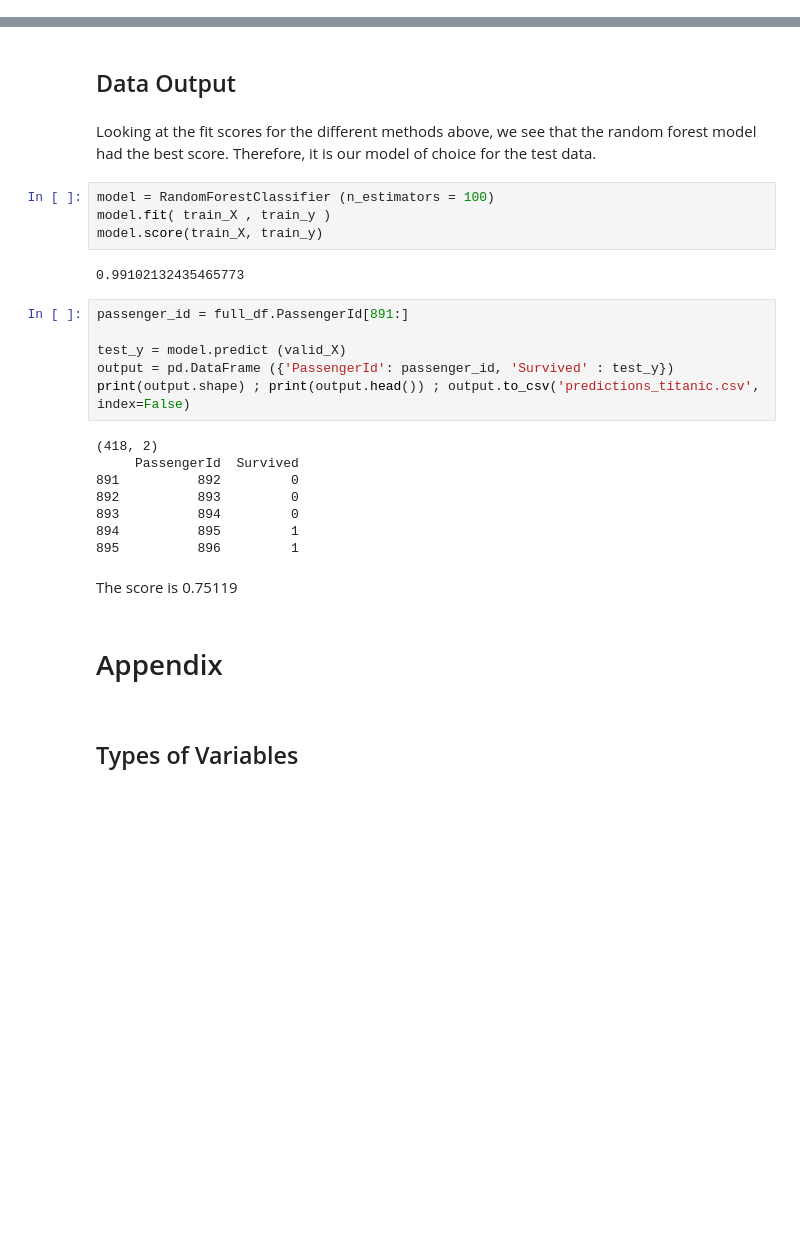
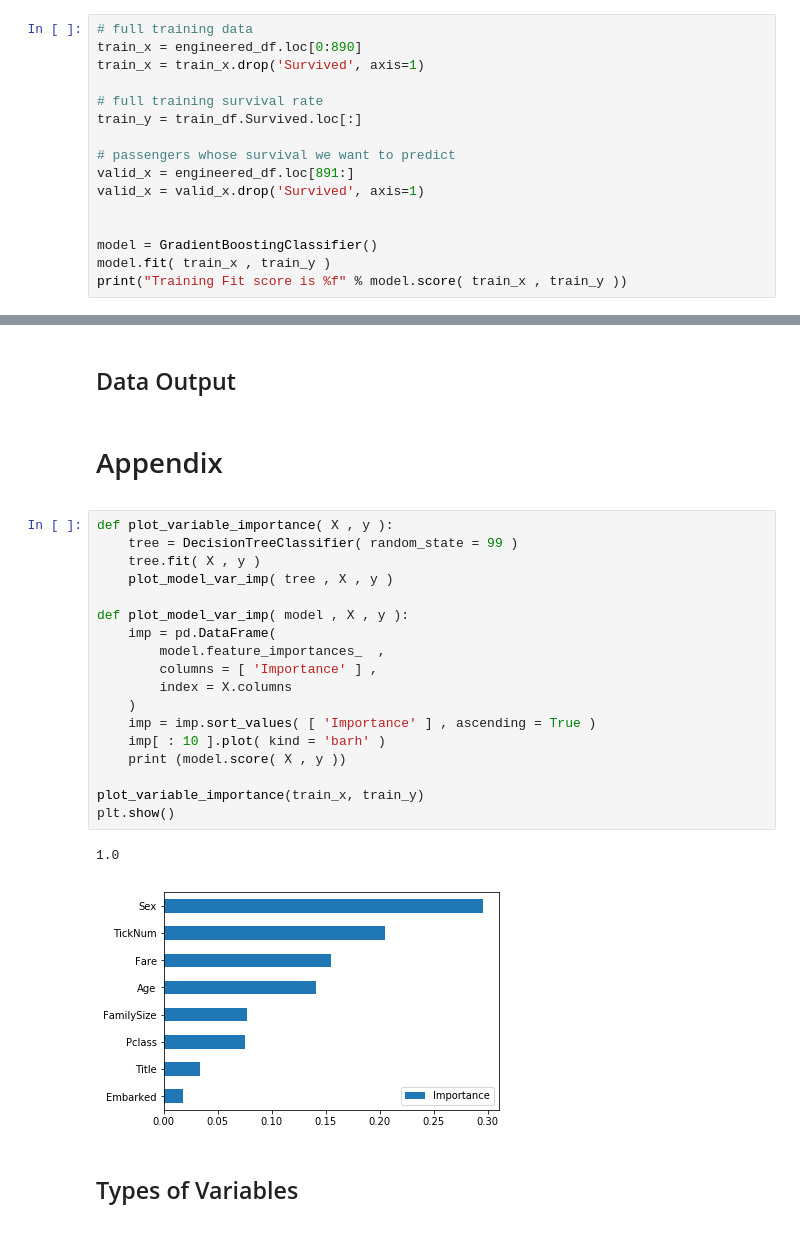
Before and after one commit to nuclth/Kaggle_Titanic, a Jupyter notebook: Survival.ipynb, the cells around one changed output, grey strips where cells are left out. Drawn from its saved outputs; the diff is of its cells as text; blank space fills up the shorter version.

```diff
--- a/Survival.ipynb
+++ b/Survival.ipynb
@@ -736,0 +757,16 @@ plt.show()
+# %%
+# full training data
+train_x = engineered_df.loc[0:890]
+train_x = train_x.drop('Survived', axis=1)
+
+# full training survival rate
+train_y = train_df.Survived.loc[:]
+
+# passengers whose survival we want to predict
+valid_x = engineered_df.loc[891:]
+valid_x = valid_x.drop('Survived', axis=1)
+
+
+model = GradientBoostingClassifier()
+model.fit( train_x , train_y )
+print("Training Fit score is %f" % model.score( train_x , train_y ))
@@ -737,32 +793,29 @@ plt.show()
 # %% [markdown]
 ## Data Output
-# %% [markdown]
-Looking at the fit scores for the different methods above, we see that the random forest model had the best score. Therefore, it is our model of choice for the test data.
-# %%
-model = RandomForestClassifier (n_estimators = 100)
-model.fit( train_X , train_y )
-model.score(train_X, train_y)
-# %% [output]
-0.99102132435465773
-# %%
-passenger_id = full_df.PassengerId[891:]
-
-test_y = model.predict (valid_X)
-output = pd.DataFrame ({'PassengerId': passenger_id, 'Survived' : test_y})
-print(output.shape) ; print(output.head()) ; output.to_csv('predictions_titanic.csv', index=False)
-# %% [output]
-(418, 2)
-     PassengerId  Survived
-891          892         0
-892          893         0
-893          894         0
-894          895         1
-895          896         1
-# %% [markdown]
-The score is 0.75119
 # %% [markdown]
 # Appendix
 <a id="appendix"></a>
+# %%
+def plot_variable_importance( X , y ):
+    tree = DecisionTreeClassifier( random_state = 99 )
+    tree.fit( X , y )
+    plot_model_var_imp( tree , X , y )
+
+def plot_model_var_imp( model , X , y ):
+    imp = pd.DataFrame(
+        model.feature_importances_  ,
+        columns = [ 'Importance' ] ,
+        index = X.columns
+    )
+    imp = imp.sort_values( [ 'Importance' ] , ascending = True )
+    imp[ : 10 ].plot( kind = 'barh' )
+    print (model.score( X , y ))
+
+plot_variable_importance(train_x, train_y)
+plt.show()
+# %% [output]
+1.0
+[figure, added]
 # %% [markdown]
 ## Types of Variables
 <a id="app_vartypes"></a>
```
Also changed, not shown: parts of 72 cells of this notebook, 1 other file.
